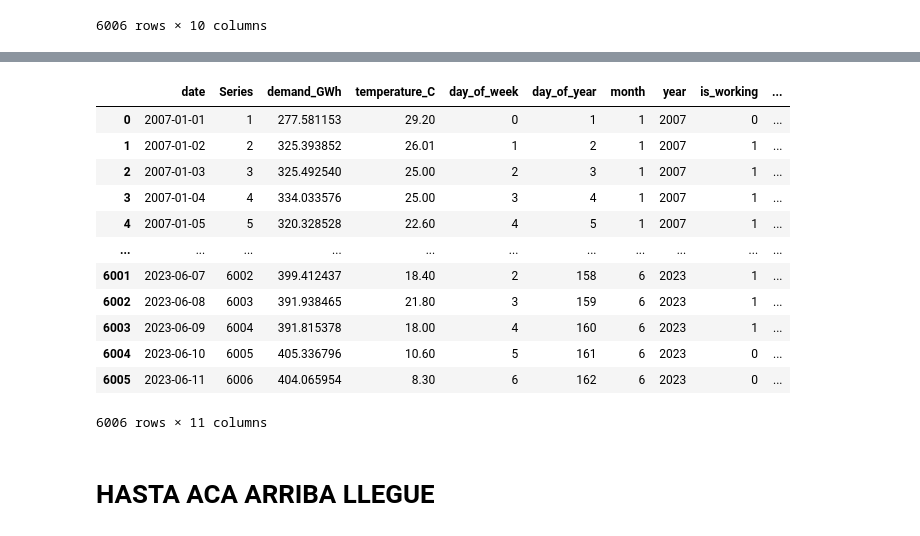
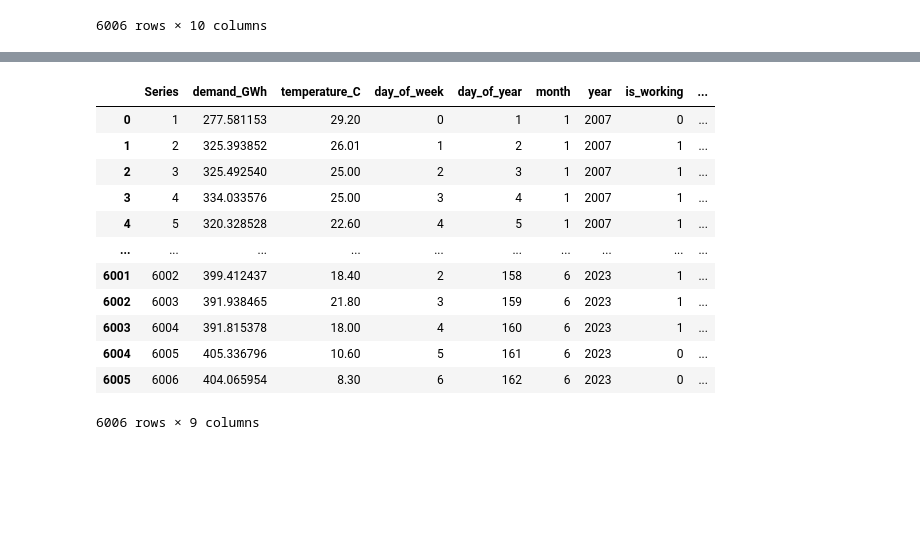
Before and after one commit to manuel-barreiro/prediccion-demanda-electrica, a Jupyter notebook: modelo_predictivo/pyCaret.ipynb, the cells around one changed output, grey strips where cells are left out. Saved outputs shown, nothing was run; the diff lists cells and outputs as text; code cells hidden in the pictures; blank space fills up the shorter version.

```diff
--- a/modelo_predictivo/pyCaret.ipynb
+++ b/modelo_predictivo/pyCaret.ipynb
@@ -248,19 +291,17 @@ datos
 # %%
-datos.columns = ["date" ,"Series", "demand_GWh", "temperature_C", "day_of_week", "day_of_year", "month", "year", "is_working", "uv_index", "dolar_oficial" ]
+datos.drop(columns=["date", "uv_index"], inplace=True)
 datos
 # %% [output]
-|  | date | Series | demand_GWh | temperature_C | day_of_week | day_of_year | month | year | is_working | ... |
-| 0 | 2007-01-01 | 1 | 277.581153 | 29.20 | 0 | 1 | 1 | 2007 | 0 | ... |
-| 1 | 2007-01-02 | 2 | 325.393852 | 26.01 | 1 | 2 | 1 | 2007 | 1 | ... |
-| 2 | 2007-01-03 | 3 | 325.492540 | 25.00 | 2 | 3 | 1 | 2007 | 1 | ... |
-| 3 | 2007-01-04 | 4 | 334.033576 | 25.00 | 3 | 4 | 1 | 2007 | 1 | ... |
-| 4 | 2007-01-05 | 5 | 320.328528 | 22.60 | 4 | 5 | 1 | 2007 | 1 | ... |
-| ... | ... | ... | ... | ... | ... | ... | ... | ... | ... | ... |
-| 6001 | 2023-06-07 | 6002 | 399.412437 | 18.40 | 2 | 158 | 6 | 2023 | 1 | ... |
-| 6002 | 2023-06-08 | 6003 | 391.938465 | 21.80 | 3 | 159 | 6 | 2023 | 1 | ... |
-| 6003 | 2023-06-09 | 6004 | 391.815378 | 18.00 | 4 | 160 | 6 | 2023 | 1 | ... |
-| 6004 | 2023-06-10 | 6005 | 405.336796 | 10.60 | 5 | 161 | 6 | 2023 | 0 | ... |
-| 6005 | 2023-06-11 | 6006 | 404.065954 | 8.30 | 6 | 162 | 6 | 2023 | 0 | ... |
+|  | Series | demand_GWh | temperature_C | day_of_week | day_of_year | month | year | is_working | ... |
+| 0 | 1 | 277.581153 | 29.20 | 0 | 1 | 1 | 2007 | 0 | ... |
+| 1 | 2 | 325.393852 | 26.01 | 1 | 2 | 1 | 2007 | 1 | ... |
+| 2 | 3 | 325.492540 | 25.00 | 2 | 3 | 1 | 2007 | 1 | ... |
+| 3 | 4 | 334.033576 | 25.00 | 3 | 4 | 1 | 2007 | 1 | ... |
+| 4 | 5 | 320.328528 | 22.60 | 4 | 5 | 1 | 2007 | 1 | ... |
+| ... | ... | ... | ... | ... | ... | ... | ... | ... | ... |
+| 6001 | 6002 | 399.412437 | 18.40 | 2 | 158 | 6 | 2023 | 1 | ... |
+| 6002 | 6003 | 391.938465 | 21.80 | 3 | 159 | 6 | 2023 | 1 | ... |
+| 6003 | 6004 | 391.815378 | 18.00 | 4 | 160 | 6 | 2023 | 1 | ... |
+| 6004 | 6005 | 405.336796 | 10.60 | 5 | 161 | 6 | 2023 | 0 | ... |
+| 6005 | 6006 | 404.065954 | 8.30 | 6 | 162 | 6 | 2023 | 0 | ... |
-6006 rows × 11 columns
+6006 rows × 9 columns
-# %% [markdown]
-# HASTA ACA ARRIBA LLEGUE
```
Also changed, not shown: parts of 41 cells of this notebook, 10 other files.
